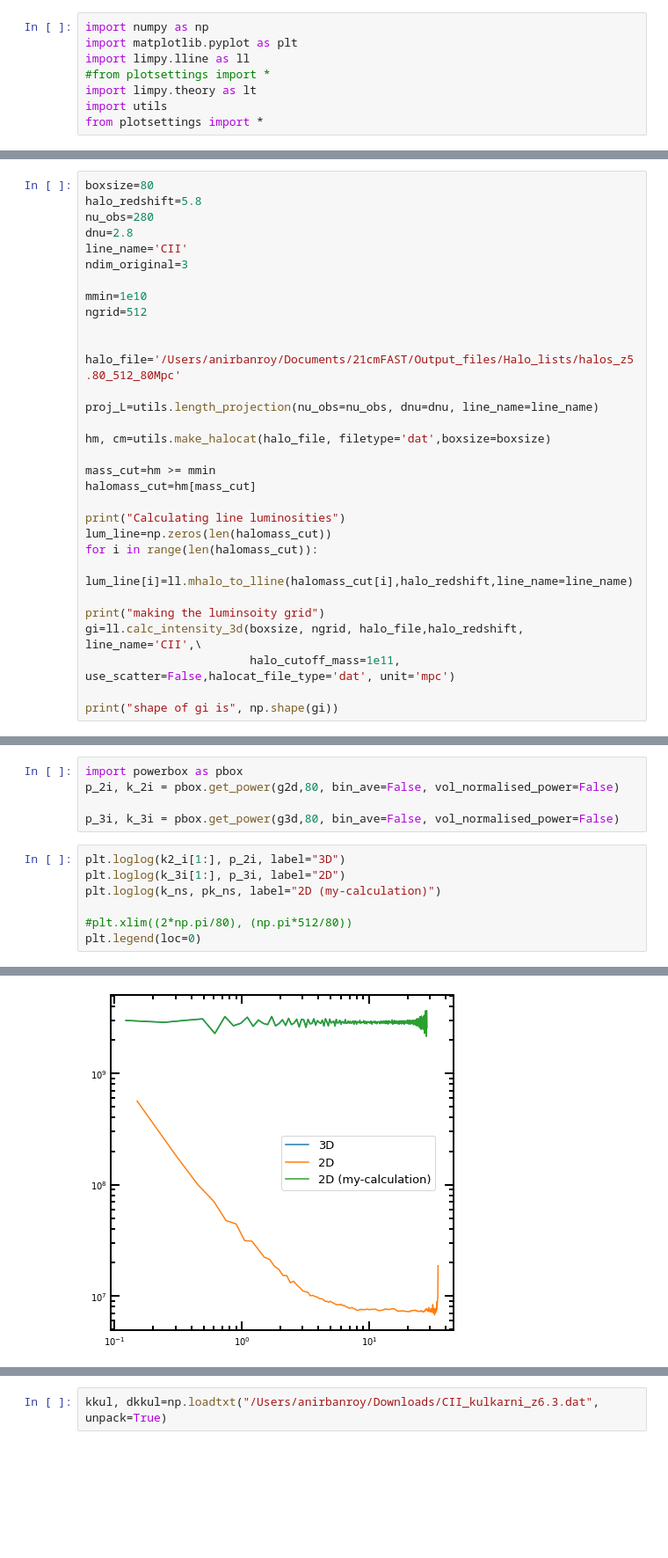
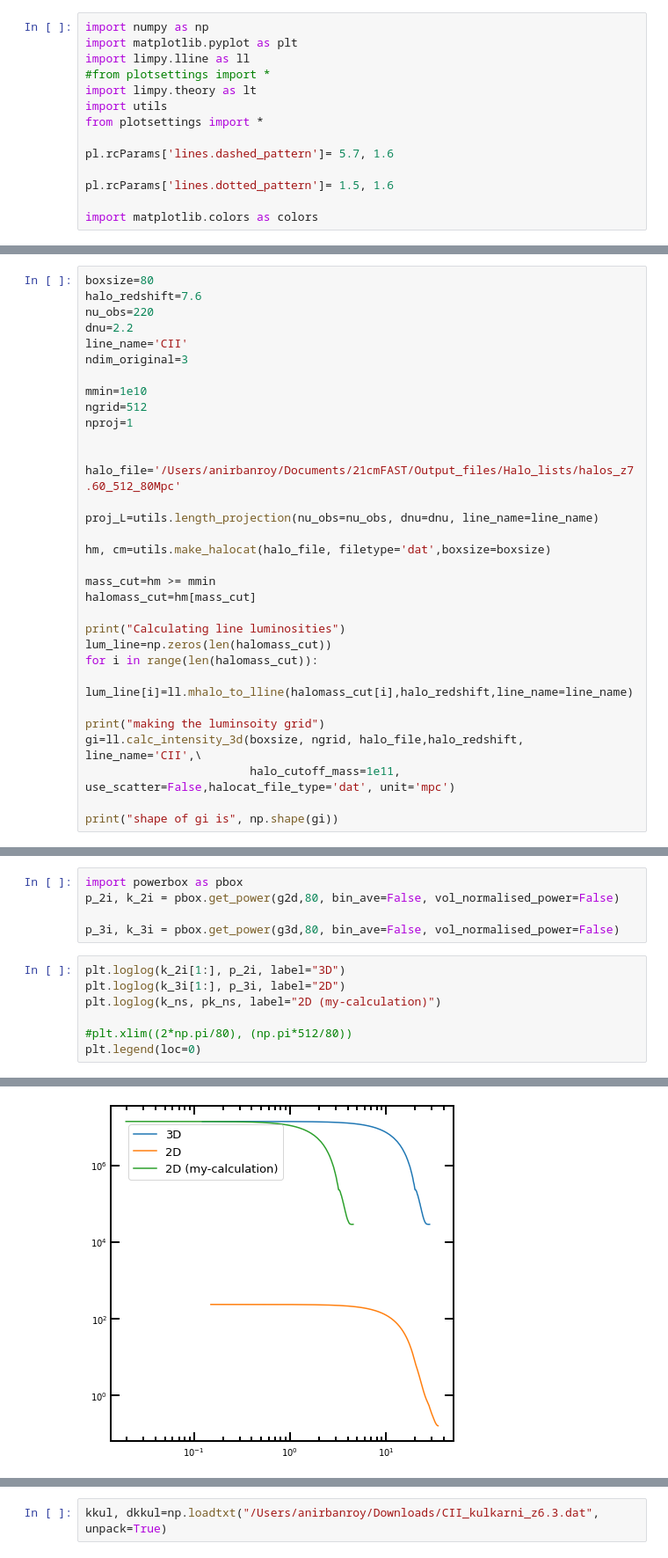
Before and after one commit to Anirbancosmo/Limpy, a Jupyter notebook: notebook/powerspectra.ipynb, the cells around one changed output, grey strips where cells are left out. Shown: that part at 88% size. Cells and saved outputs as stored; diff of their text form; blank space fills up the shorter version.

```diff
--- a/notebook/powerspectra.ipynb
+++ b/notebook/powerspectra.ipynb
@@ -6,3 +6,9 @@ import limpy.lline as ll
 import limpy.theory as lt
 import utils
 from plotsettings import *
+
+pl.rcParams['lines.dashed_pattern']= 5.7, 1.6
+
+pl.rcParams['lines.dotted_pattern']= 1.5, 1.6
+
+import matplotlib.colors as colors
@@ -9,16 +62,17 @@ from plotsettings import *
 # %%
 boxsize=80
-halo_redshift=5.8
-nu_obs=280
-dnu=2.8
+halo_redshift=7.6
+nu_obs=220
+dnu=2.2
 line_name='CII'
 ndim_original=3
 
 mmin=1e10
 ngrid=512
+nproj=1
 
 
-halo_file='/Users/anirbanroy/Documents/21cmFAST/Output_files/Halo_lists/halos_z5.80_512_80Mpc'
+halo_file='/Users/anirbanroy/Documents/21cmFAST/Output_files/Halo_lists/halos_z7.60_512_80Mpc'
 
 proj_L=utils.length_projection(nu_obs=nu_obs, dnu=dnu, line_name=line_name)
 
@@ -58,12 +117,12 @@ p_2i, k_2i = pbox.get_power(g2d,80, bin_ave=False, vol_normalised_power=False)
 
 p_3i, k_3i = pbox.get_power(g3d,80, bin_ave=False, vol_normalised_power=False)
 # %%
-plt.loglog(k2_i[1:], p_2i, label="3D")
+plt.loglog(k_2i[1:], p_2i, label="3D")
 plt.loglog(k_3i[1:], p_3i, label="2D")
 plt.loglog(k_ns, pk_ns, label="2D (my-calculation)")
 
 #plt.xlim((2*np.pi/80), (np.pi*512/80))
 plt.legend(loc=0)
 # %% [output]
 <matplotlib.legend.Legend at 0x...>
-[figure, old version]
+[figure, new version]
```
Also changed, not shown: parts of 36 cells of this notebook, 15 other files.
